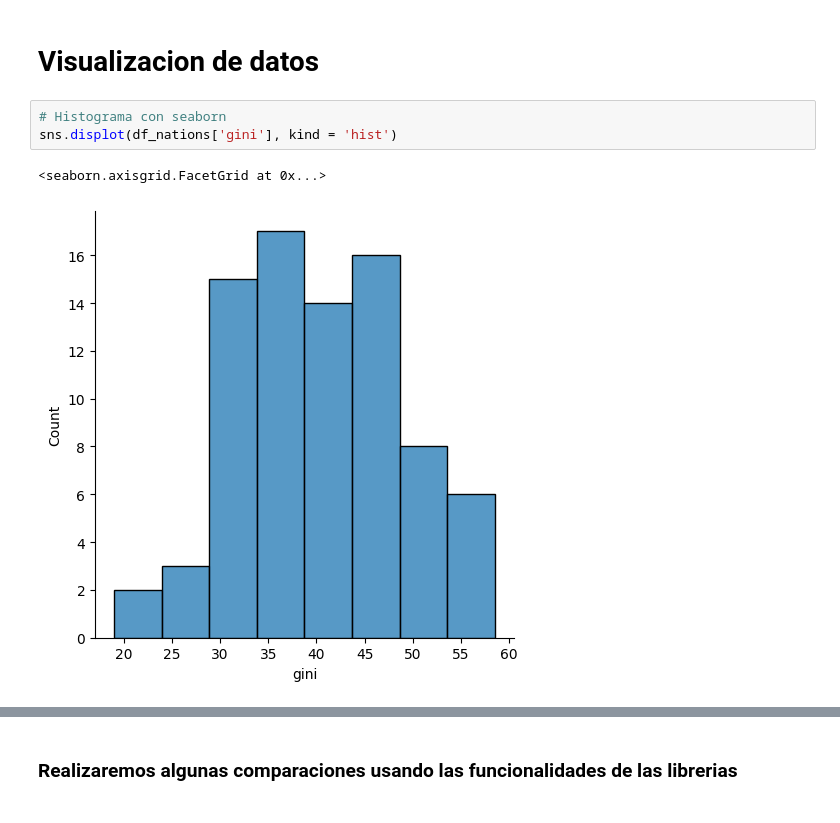
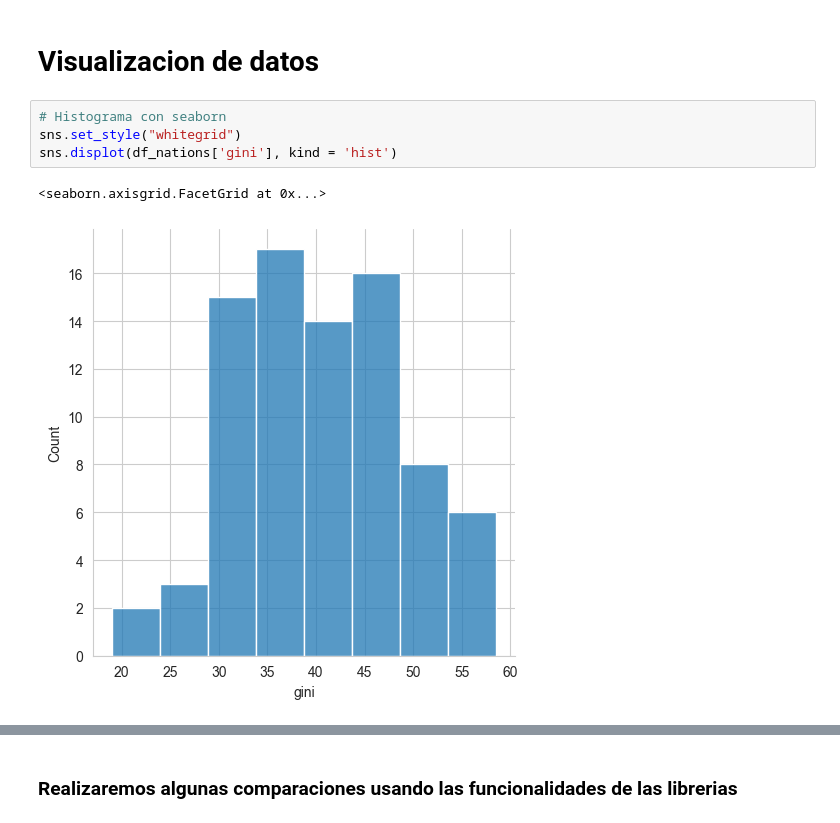
Before and after one commit to Denniels/data_analytic, a Jupyter notebook: nations.ipynb, the cells around one changed output, grey strips where cells are left out. Drawn from its saved outputs; the diff is of its cells as text.

```diff
--- a/nations.ipynb
+++ b/nations.ipynb
@@ -335,9 +341,10 @@ df_europa['literacy'].mean()
 # Visualizacion de datos
 # %%
 # Histograma con seaborn
+sns.set_style("whitegrid")
 sns.displot(df_nations['gini'], kind = 'hist')
 # %% [output]
 <seaborn.axisgrid.FacetGrid at 0x...>
-[figure, old version]
+[figure, new version]
 # %%
 # Histogramas con seaborn y matplotlib
```
Also changed, not shown: parts of 30 cells of this notebook.
